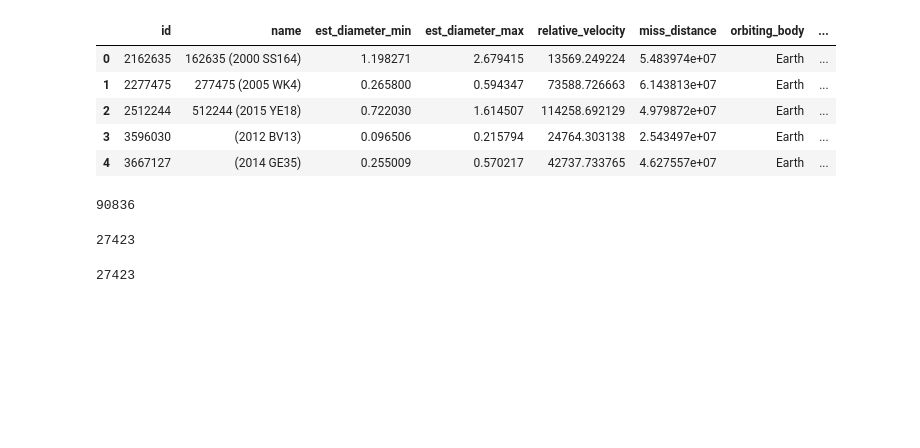
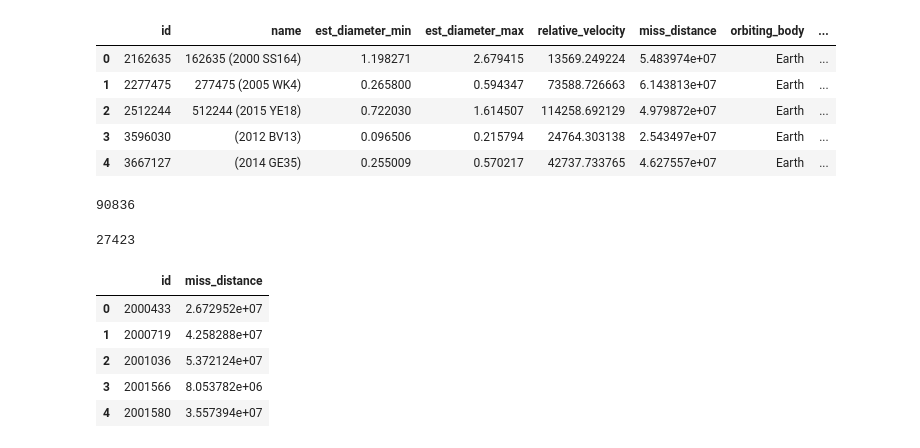
Before and after one commit to tamcu/Project-1-NASA, a Jupyter notebook: NASA_objects_draft.ipynb, the cells around one changed output. Cells and saved outputs as stored; diff of their text form; code cells hidden in the pictures; blank space fills up the shorter version.

```diff
--- a/NASA_objects_draft.ipynb
+++ b/NASA_objects_draft.ipynb
@@ -32,9 +32,12 @@ n
 27423
 # %%
 unique_df = objects_data.groupby(by = 'id')['miss_distance'].min().reset_index()
+unique_df.head()
 x = unique_df['id'].nunique()
-x
-
-#objects_data.loc[objects_data['id'] ]
 # %% [output]
-27423
+|  | id | miss_distance |
+| 0 | 2000433 | 2.672952e+07 |
+| 1 | 2000719 | 4.258288e+07 |
+| 2 | 2001036 | 5.372124e+07 |
+| 3 | 2001566 | 8.053782e+06 |
+| 4 | 2001580 | 3.557394e+07 |
```
Also changed, not shown: parts of 11 cells of this notebook.
